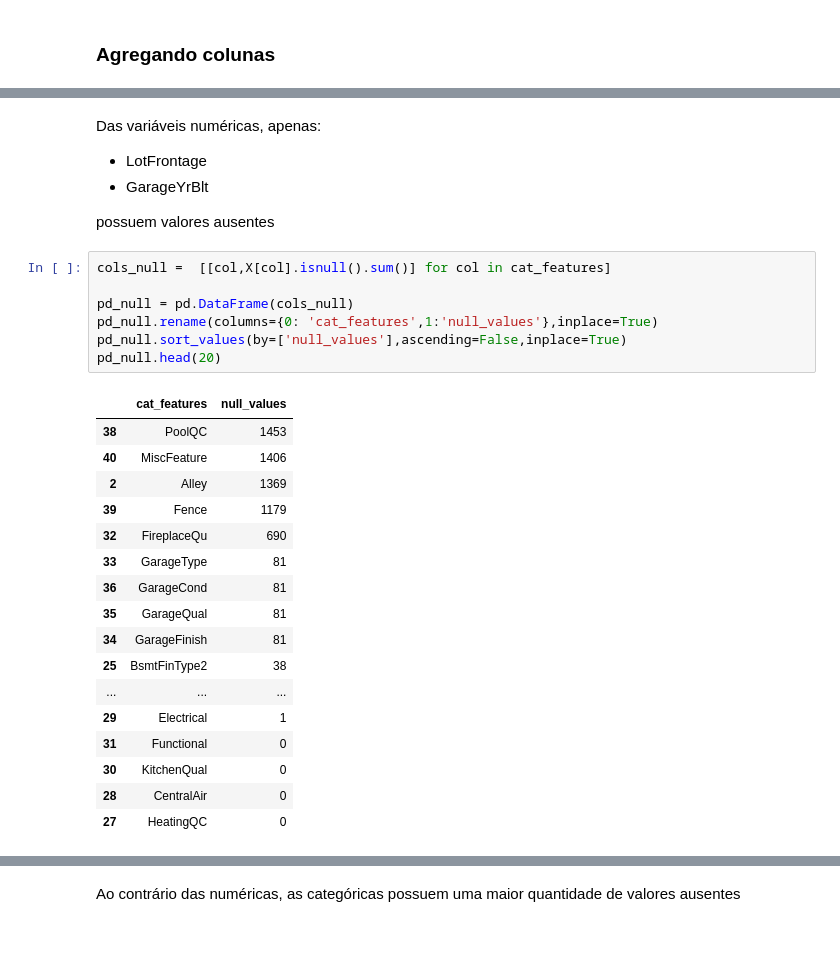
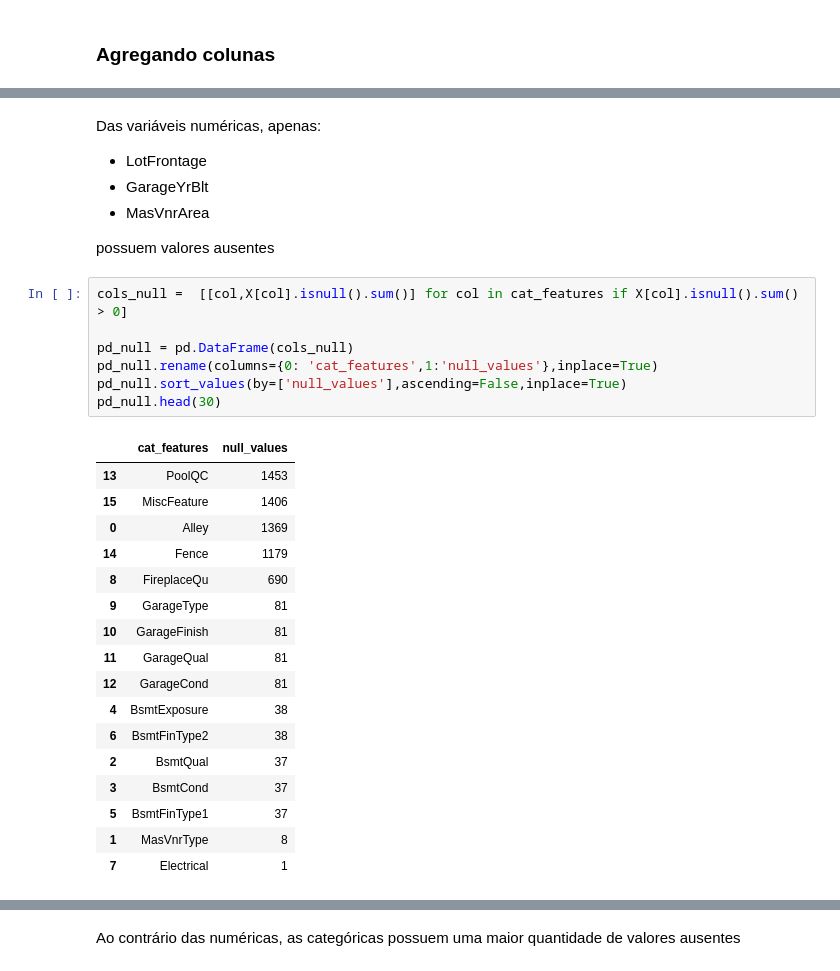
Before and after one commit to Reyso/DataScienceProjects, a Jupyter notebook: house-prices-03.ipynb, the cells around one changed output, grey strips where cells are left out. Saved outputs shown, nothing was run; the diff lists cells and outputs as text; blank space fills up the shorter version.

```diff
--- a/house-prices-03.ipynb
+++ b/house-prices-03.ipynb
@@ -159,30 +183,31 @@ pd_null.head()
 Das variáveis numéricas, apenas:
 * LotFrontage
 * GarageYrBlt
+* MasVnrArea
 
 possuem valores ausentes
 # %%
-cols_null =  [[col,X[col].isnull().sum()] for col in cat_features]
+cols_null =  [[col,X[col].isnull().sum()] for col in cat_features if X[col].isnull().sum() > 0]
 
 pd_null = pd.DataFrame(cols_null)
 pd_null.rename(columns={0: 'cat_features',1:'null_values'},inplace=True)
 pd_null.sort_values(by=['null_values'],ascending=False,inplace=True)
-pd_null.head(20)
+pd_null.head(30)
 # %% [output]
 |  | cat_features | null_values |
-| 38 | PoolQC | 1453 |
-| 40 | MiscFeature | 1406 |
-| 2 | Alley | 1369 |
-| 39 | Fence | 1179 |
-| 32 | FireplaceQu | 690 |
-| 33 | GarageType | 81 |
-| 36 | GarageCond | 81 |
-| 35 | GarageQual | 81 |
-| 34 | GarageFinish | 81 |
-| 25 | BsmtFinType2 | 38 |
-| ... | ... | ... |
-| 29 | Electrical | 1 |
-| 31 | Functional | 0 |
-| 30 | KitchenQual | 0 |
-| 28 | CentralAir | 0 |
-| 27 | HeatingQC | 0 |
+| 13 | PoolQC | 1453 |
+| 15 | MiscFeature | 1406 |
+| 0 | Alley | 1369 |
+| 14 | Fence | 1179 |
+| 8 | FireplaceQu | 690 |
+| 9 | GarageType | 81 |
+| 10 | GarageFinish | 81 |
+| 11 | GarageQual | 81 |
+| 12 | GarageCond | 81 |
+| 4 | BsmtExposure | 38 |
+| 6 | BsmtFinType2 | 38 |
+| 2 | BsmtQual | 37 |
+| 3 | BsmtCond | 37 |
+| 5 | BsmtFinType1 | 37 |
+| 1 | MasVnrType | 8 |
+| 7 | Electrical | 1 |
```
Also changed, not shown: parts of 18 cells of this notebook.
